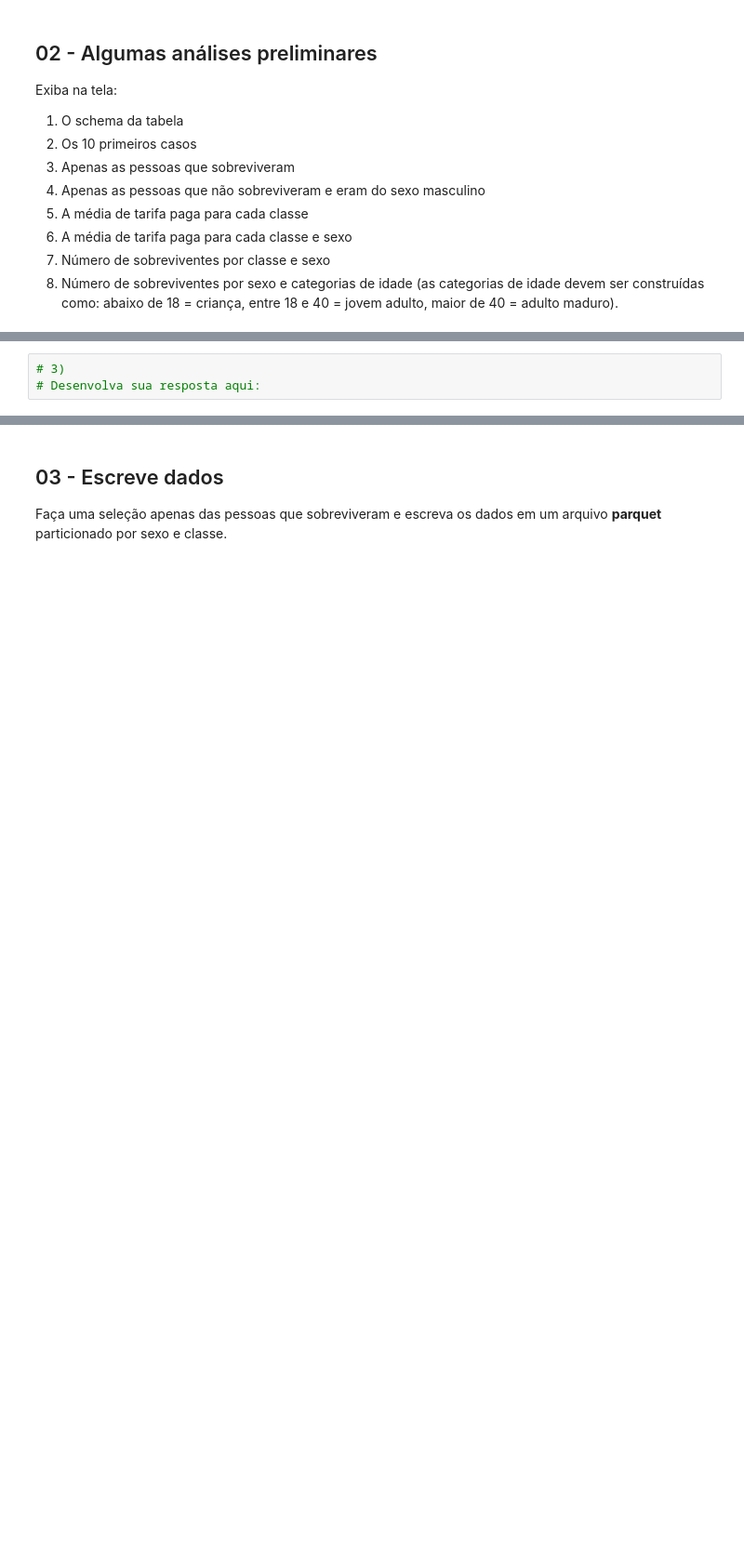
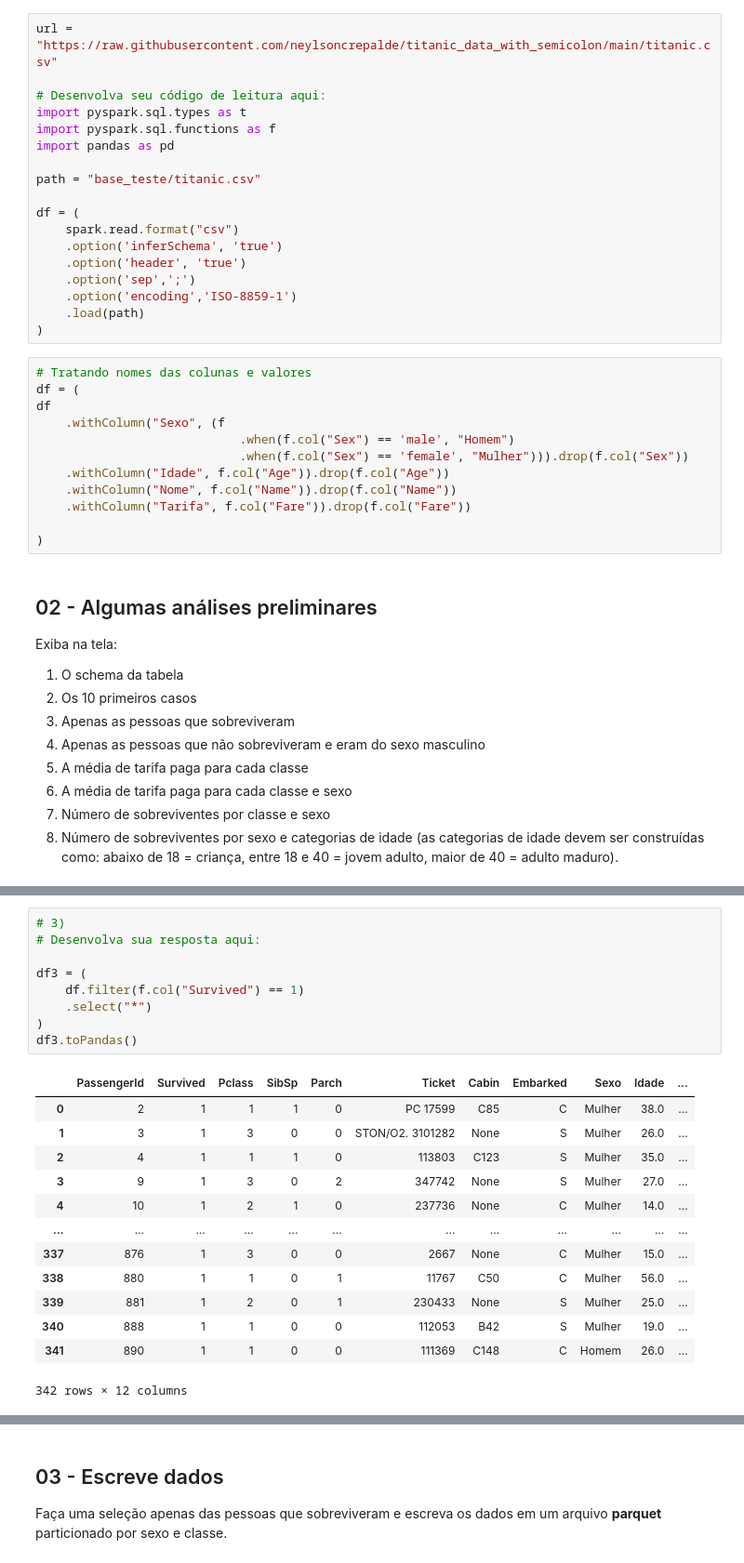
Before and after one commit to lucasmsmedeiros/onboarding-tecnico-de, a Jupyter notebook: 3-spark/spark-notebook.ipynb, the cells around one changed output, grey strips where cells are left out. Shown at 93% size. Drawn from its saved outputs; the diff is of its cells as text; blank space fills up the shorter version.

```diff
--- a/3-spark/spark-notebook.ipynb
+++ b/3-spark/spark-notebook.ipynb
@@ -25,3 +21,33 @@ url = "https://raw.githubusercontent.com/neylsoncrepalde/titanic_data_with_semic
+# %%
+url = "https://raw.githubusercontent.com/neylsoncrepalde/titanic_data_with_semicolon/main/titanic.csv"
+
+# Desenvolva seu código de leitura aqui:
+import pyspark.sql.types as t
+import pyspark.sql.functions as f
+import pandas as pd
+
+path = "base_teste/titanic.csv"
+
+df = (
+    spark.read.format("csv")
+    .option('inferSchema', 'true')
+    .option('header', 'true')
+    .option('sep',';')
+    .option('encoding','ISO-8859-1')
+    .load(path)
+)
+# %%
+# Tratando nomes das colunas e valores
+df = (
+df
+    .withColumn("Sexo", (f
+                            .when(f.col("Sex") == 'male', "Homem")
+                            .when(f.col("Sex") == 'female', "Mulher"))).drop(f.col("Sex"))
+    .withColumn("Idade", f.col("Age")).drop(f.col("Age"))
+    .withColumn("Nome", f.col("Name")).drop(f.col("Name"))
+    .withColumn("Tarifa", f.col("Fare")).drop(f.col("Fare"))
+
+)
 # %% [markdown]
 ## 02 - Algumas análises preliminares
 
@@ -44,6 +100,26 @@ Exiba na tela:
 # %%
 # 3)
 # Desenvolva sua resposta aqui:
+
+df3 = (
+    df.filter(f.col("Survived") == 1)
+    .select("*")
+)
+df3.toPandas()
+# %% [output]
+|  | PassengerId | Survived | Pclass | SibSp | Parch | Ticket | Cabin | Embarked | Sexo | Idade | ... |
+| 0 | 2 | 1 | 1 | 1 | 0 | PC 17599 | C85 | C | Mulher | 38.0 | ... |
+| 1 | 3 | 1 | 3 | 0 | 0 | STON/O2. 3101282 | None | S | Mulher | 26.0 | ... |
+| 2 | 4 | 1 | 1 | 1 | 0 | 113803 | C123 | S | Mulher | 35.0 | ... |
+| 3 | 9 | 1 | 3 | 0 | 2 | 347742 | None | S | Mulher | 27.0 | ... |
+| 4 | 10 | 1 | 2 | 1 | 0 | 237736 | None | C | Mulher | 14.0 | ... |
+| ... | ... | ... | ... | ... | ... | ... | ... | ... | ... | ... | ... |
+| 337 | 876 | 1 | 3 | 0 | 0 | 2667 | None | C | Mulher | 15.0 | ... |
+| 338 | 880 | 1 | 1 | 0 | 1 | 11767 | C50 | C | Mulher | 56.0 | ... |
+| 339 | 881 | 1 | 2 | 0 | 1 | 230433 | None | S | Mulher | 25.0 | ... |
+| 340 | 888 | 1 | 1 | 0 | 0 | 112053 | B42 | S | Mulher | 19.0 | ... |
+| 341 | 890 | 1 | 1 | 0 | 0 | 111369 | C148 | C | Homem | 26.0 | ... |
+342 rows × 12 columns
 # %%
 # 4)
 # Desenvolva sua resposta aqui:
```
Also changed, not shown: parts of 14 cells of this notebook, 16 other files.
